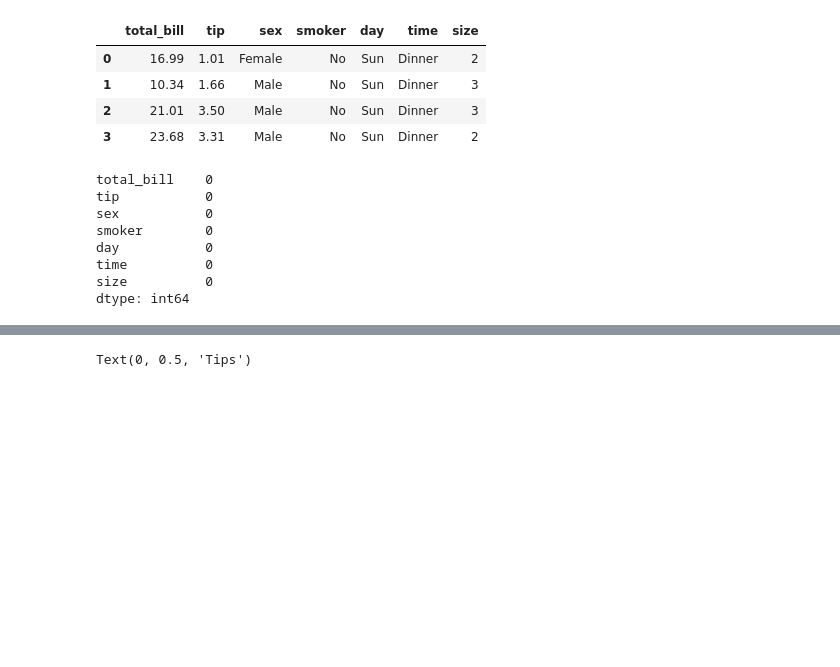
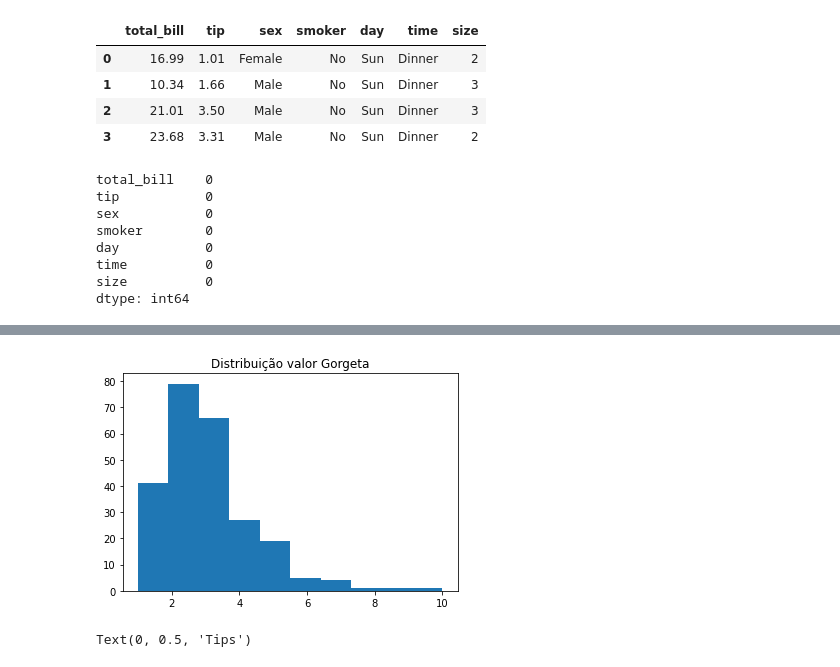
Before and after one commit to pedrodatascientist/Cienciadedados, a Jupyter notebook: LinearRegression.ipynb, the cells around one changed output, grey strips where cells are left out. Drawn from its saved outputs; the diff is of its cells as text; code cells hidden in the pictures; blank space fills up the shorter version.

```diff
--- a/LinearRegression.ipynb
+++ b/LinearRegression.ipynb
@@ -36,3 +41,8 @@ dtype: int64
+# %%
+plt.hist(tips['tip'])
+plt.title('Distribuição valor Gorgeta');
+# %% [output]
+[figure, added]
 # %%
 # Visualizando a dispersão dos dados
 plt.scatter(tips['total_bill'], tips['tip'])
```
Also changed, not shown: parts of 6 cells of this notebook.
